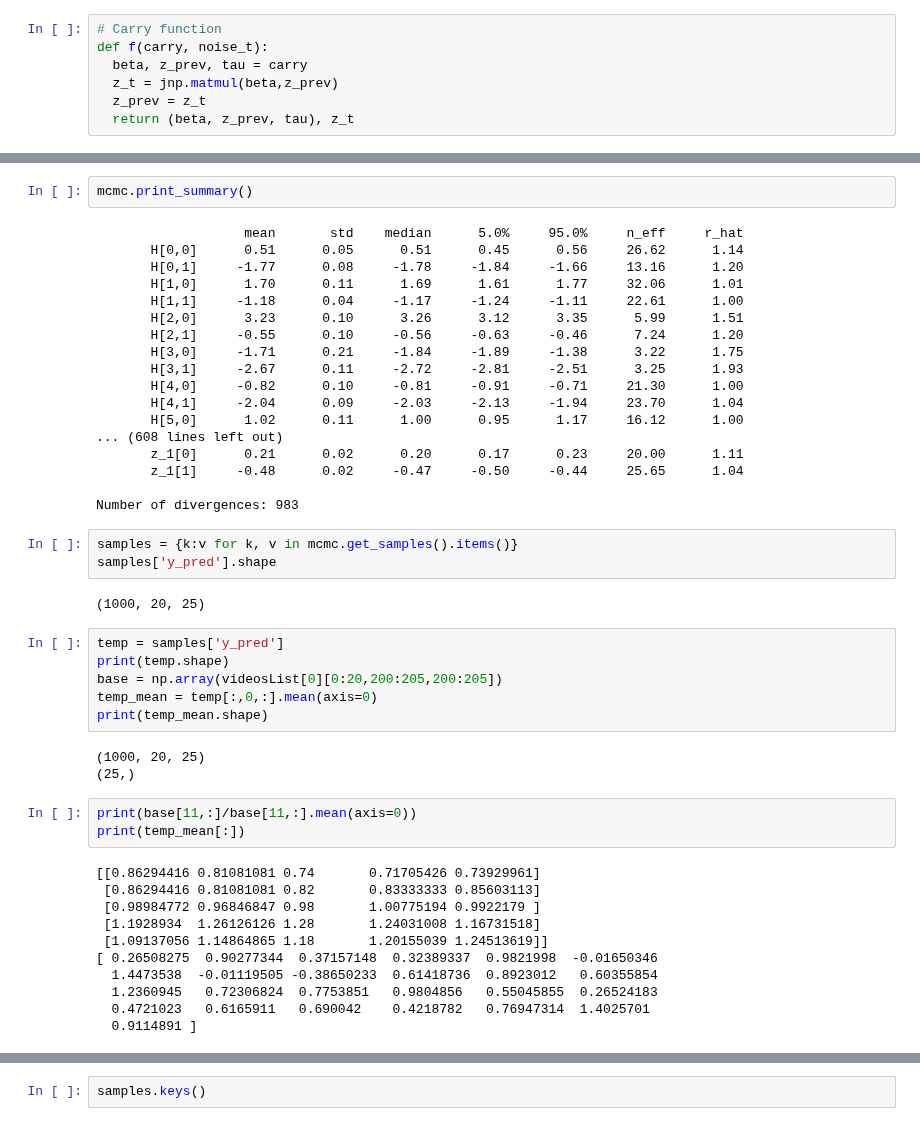
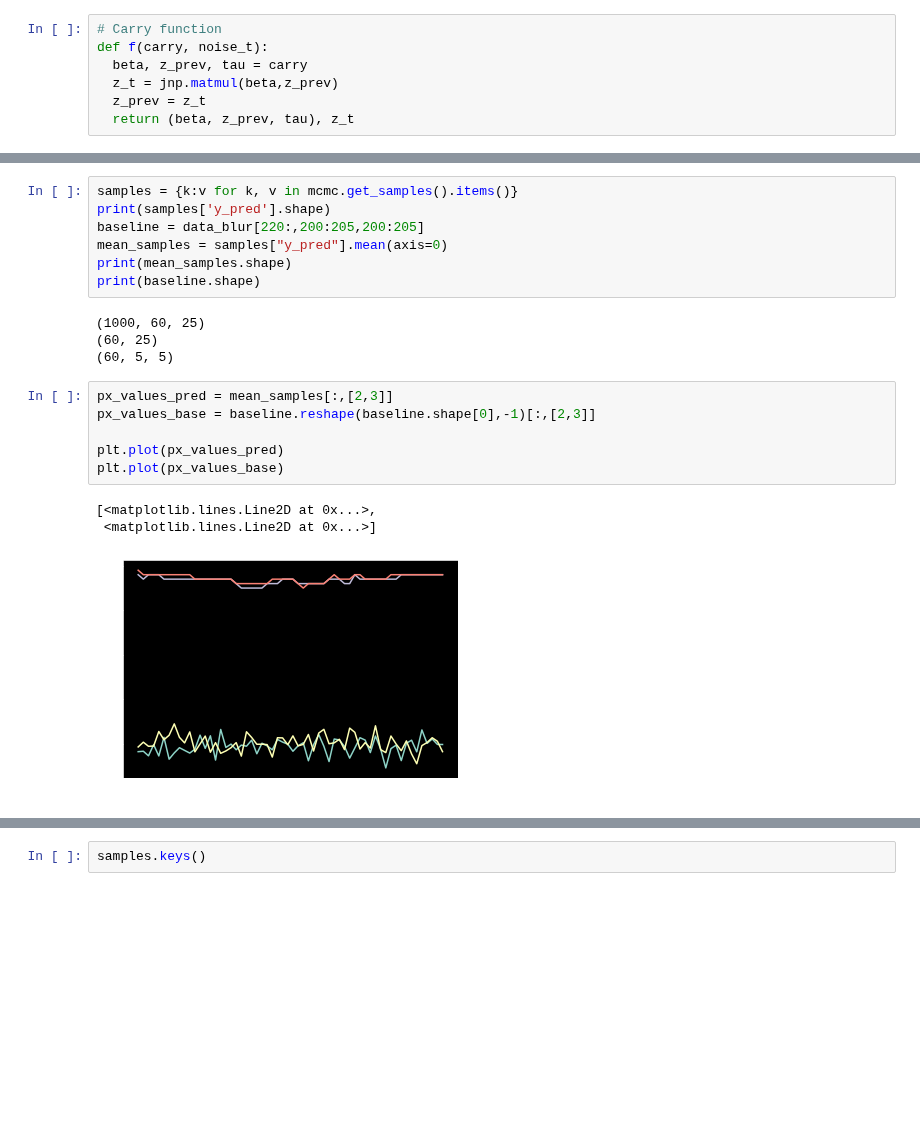
Before and after one commit to markusOlsen1/ModelBasedProject, a Jupyter notebook: main.ipynb, the cells around one changed output, grey strips where cells are left out. Saved outputs shown, nothing was run; the diff lists cells and outputs as text; blank space fills up the shorter version.

```diff
--- a/main.ipynb
+++ b/main.ipynb
@@ -358,51 +339,24 @@ Total time: 0.358m
-# %%
-mcmc.print_summary()
-# %% [output]
-                   mean       std    median      5.0%     95.0%     n_eff     r_hat
-       H[0,0]      0.51      0.05      0.51      0.45      0.56     26.62      1.14
-       H[0,1]     -1.77      0.08     -1.78     -1.84     -1.66     13.16      1.20
-       H[1,0]      1.70      0.11      1.69      1.61      1.77     32.06      1.01
-       H[1,1]     -1.18      0.04     -1.17     -1.24     -1.11     22.61      1.00
-       H[2,0]      3.23      0.10      3.26      3.12      3.35      5.99      1.51
-       H[2,1]     -0.55      0.10     -0.56     -0.63     -0.46      7.24      1.20
-       H[3,0]     -1.71      0.21     -1.84     -1.89     -1.38      3.22      1.75
-       H[3,1]     -2.67      0.11     -2.72     -2.81     -2.51      3.25      1.93
-       H[4,0]     -0.82      0.10     -0.81     -0.91     -0.71     21.30      1.00
-       H[4,1]     -2.04      0.09     -2.03     -2.13     -1.94     23.70      1.04
-       H[5,0]      1.02      0.11      1.00      0.95      1.17     16.12      1.00
-... (608 lines left out)
-       z_1[0]      0.21      0.02      0.20      0.17      0.23     20.00      1.11
-       z_1[1]     -0.48      0.02     -0.47     -0.50     -0.44     25.65      1.04
-
-Number of divergences: 983
 # %%
 samples = {k:v for k, v in mcmc.get_samples().items()}
-samples['y_pred'].shape
+print(samples['y_pred'].shape)
+baseline = data_blur[220:,200:205,200:205]
+mean_samples = samples["y_pred"].mean(axis=0)
+print(mean_samples.shape)
+print(baseline.shape)
 # %% [output]
-(1000, 20, 25)
+(1000, 60, 25)
+(60, 25)
+(60, 5, 5)
-# %%
-temp = samples['y_pred']
-print(temp.shape)
-base = np.array(videosList[0][0:20,200:205,200:205])
-temp_mean = temp[:,0,:].mean(axis=0)
-print(temp_mean.shape)
-# %% [output]
-(1000, 20, 25)
-(25,)
-# %%
-print(base[11,:]/base[11,:].mean(axis=0))
-print(temp_mean[:])
-# %% [output]
-[[0.86294416 0.81081081 0.74       0.71705426 0.73929961]
- [0.86294416 0.81081081 0.82       0.83333333 0.85603113]
- [0.98984772 0.96846847 0.98       1.00775194 0.9922179 ]
- [1.1928934  1.26126126 1.28       1.24031008 1.16731518]
- [1.09137056 1.14864865 1.18       1.20155039 1.24513619]]
-[ 0.26508275  0.90277344  0.37157148  0.32389337  0.9821998  -0.01650346
-  1.4473538  -0.01119505 -0.38650233  0.61418736  0.8923012   0.60355854
-  1.2360945   0.72306824  0.7753851   0.9804856   0.55045855  0.26524183
-  0.4721023   0.6165911   0.690042    0.4218782   0.76947314  1.4025701
-  0.9114891 ]
+# %%
+px_values_pred = mean_samples[:,[2,3]]
+px_values_base = baseline.reshape(baseline.shape[0],-1)[:,[2,3]]
+
+plt.plot(px_values_pred)
+plt.plot(px_values_base)
+# %% [output]
+[<matplotlib.lines.Line2D at 0x...>,
+ <matplotlib.lines.Line2D at 0x...>]
+[figure, added]
 # %%
 %matplotlib inline
 fig,(ax1,ax2) = plt.subplots(1,2)
```
Also changed, not shown: parts of 16 cells of this notebook.
